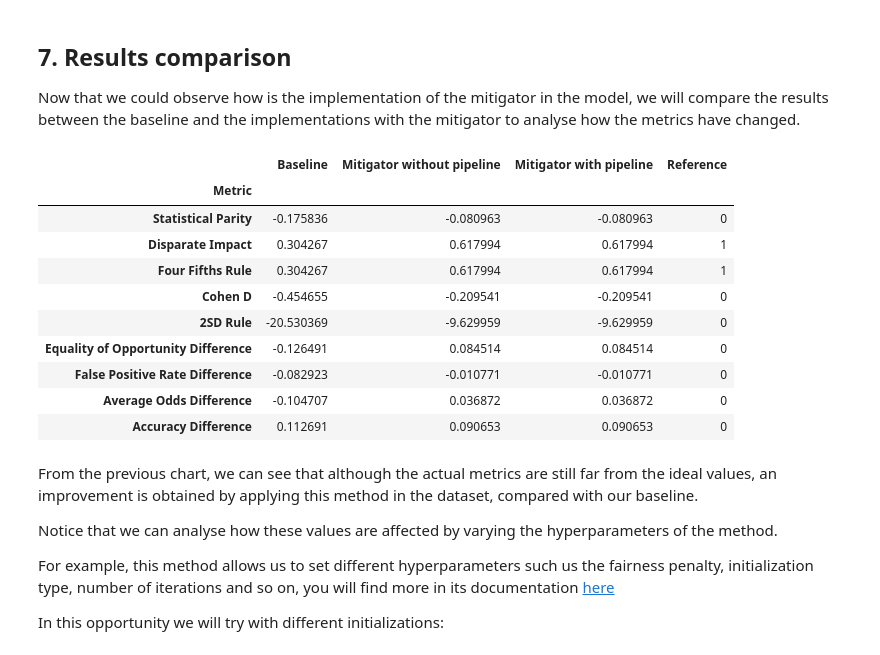
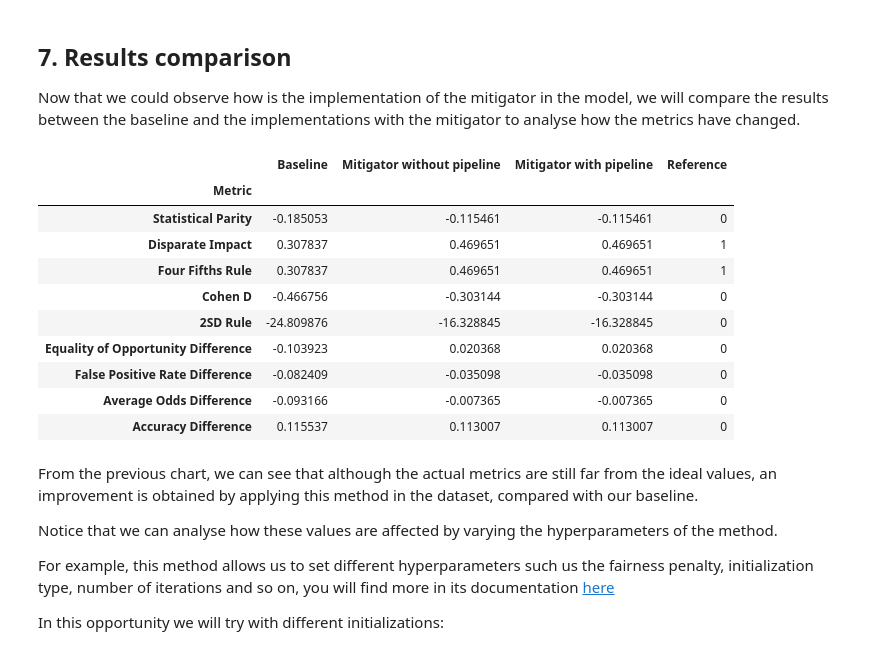
Before and after one commit to holistic-ai/holisticai, a Jupyter notebook: tutorials/bias/mitigating_bias_tutorials/binary_classification/inprocessing/prejudice_remover.ipynb, the cells around one changed output. Cells and saved outputs as stored; diff of their text form; code cells hidden in the pictures.

Commit message:
docs: classification and multiclassification tutorials

```diff
--- a/tutorials/bias/mitigating_bias_tutorials/binary_classification/inprocessing/prejudice_remover.ipynb
+++ b/tutorials/bias/mitigating_bias_tutorials/binary_classification/inprocessing/prejudice_remover.ipynb
@@ -42,3 +46,6 @@ The dataset that we will use is the "Adult" dataset from the UCI Machine Learnin
 Source: [UCI ML repository](https://archive.ics.uci.edu/ml/datasets/adult)
 # %%
 from holisticai.datasets import load_dataset
+
+dataset = load_dataset('adult')
+dataset
@@ -141,14 +139,16 @@ from holisticai.metrics.bias import classification_bias_metrics
 # %%
+from holisticai.metrics.bias import classification_bias_metrics
+
 df = classification_bias_metrics(
-    group_a,
-    group_b,
+    group_a_test,
+    group_b_test,
     y_pred,
-    y,
+    test['y'],
     metric_type='both'
 )
 y_baseline = y_pred.copy()
-df_baseline=df.copy()
-df_baseline
+metrics_baseline=df.copy()
+metrics_baseline
 # %% [output]
 |  | Value | Reference |
 | Metric |  |  |
@@ -235,7 +233,7 @@ Now that we could see how this method is implemented traditionally, let's try im
 # %%
 inprocessing_model = PrejudiceRemover(
         maxiter=100, fit_intercept=True, verbose=1, print_interval=1
-    ).transform_estimator()
+    ).transform_estimator(model)
 
 pipeline = Pipeline(
     steps=[
@@ -244,27 +242,25 @@ pipeline = Pipeline(
     ]
 )
 
-X, y, group_a, group_b = train_data
 fit_params = {
-    "bm__group_a": group_a,
-    "bm__group_b": group_b
+    "bm__group_a": group_a_train,
+    "bm__group_b": group_b_train
 }
 
-pipeline.fit(X, y, **fit_params)
+pipeline.fit(train['x'], train['y'], **fit_params)
 
-X, y, group_a, group_b = test_data
 predict_params = {
-    "bm__group_a": group_a,
-    "bm__group_b": group_b,
+    "bm__group_a": group_a_test,
+    "bm__group_b": group_b_test,
 }
-y_pred = pipeline.predict(X, **predict_params)
+y_pred = pipeline.predict(test['x'], **predict_params)
 df = classification_bias_metrics(
-    group_a,
-    group_b,
+    group_a_test,
+    group_b_test,
     y_pred,
-    y,
+    test['y'],
     metric_type='both'
 )
-df_prej_rem_w_p = df.copy()
-df_prej_rem_w_p
+metrics_w_p =df.copy()
+metrics_w_p
 # %% [output]
@@ -284,21 +281,21 @@ df_prej_rem_w_p
 ## **7. Results comparison**
 Now that we could observe how is the implementation of the mitigator in the model, we will compare the results between the baseline and the implementations with the mitigator to analyse how the metrics have changed.
 # %%
-result = pd.concat([df_baseline, df_prej_rem, df_prej_rem_w_p], axis=1).iloc[:, [0,2,4,1]]
+result = pd.concat([metrics_baseline, metrics_mitigator, metrics_w_p], axis=1).iloc[:, [0,2,4,1]]
 result.columns = ['Baseline','Mitigator without pipeline',"Mitigator with pipeline", 'Reference']
 result
 # %% [output]
 |  | Baseline | Mitigator without pipeline | Mitigator with pipeline | Reference |
 | Metric |  |  |  |  |
-| Statistical Parity | -0.175836 | -0.080963 | -0.080963 | 0 |
-| Disparate Impact | 0.304267 | 0.617994 | 0.617994 | 1 |
-| Four Fifths Rule | 0.304267 | 0.617994 | 0.617994 | 1 |
-| Cohen D | -0.454655 | -0.209541 | -0.209541 | 0 |
-| 2SD Rule | -20.530369 | -9.629959 | -9.629959 | 0 |
-| Equality of Opportunity Difference | -0.126491 | 0.084514 | 0.084514 | 0 |
-| False Positive Rate Difference | -0.082923 | -0.010771 | -0.010771 | 0 |
-| Average Odds Difference | -0.104707 | 0.036872 | 0.036872 | 0 |
-| Accuracy Difference | 0.112691 | 0.090653 | 0.090653 | 0 |
+| Statistical Parity | -0.185053 | -0.115461 | -0.115461 | 0 |
+| Disparate Impact | 0.307837 | 0.469651 | 0.469651 | 1 |
+| Four Fifths Rule | 0.307837 | 0.469651 | 0.469651 | 1 |
+| Cohen D | -0.466756 | -0.303144 | -0.303144 | 0 |
+| 2SD Rule | -24.809876 | -16.328845 | -16.328845 | 0 |
+| Equality of Opportunity Difference | -0.103923 | 0.020368 | 0.020368 | 0 |
+| False Positive Rate Difference | -0.082409 | -0.035098 | -0.035098 | 0 |
+| Average Odds Difference | -0.093166 | -0.007365 | -0.007365 | 0 |
+| Accuracy Difference | 0.115537 | 0.113007 | 0.113007 | 0 |
 # %% [markdown]
 From the previous chart, we can see that although the actual metrics are still far from the ideal values, an improvement is obtained by applying this method in the dataset, compared with our baseline.
 
```
Also changed, not shown: parts of 23 cells of this notebook, 12 other files.
